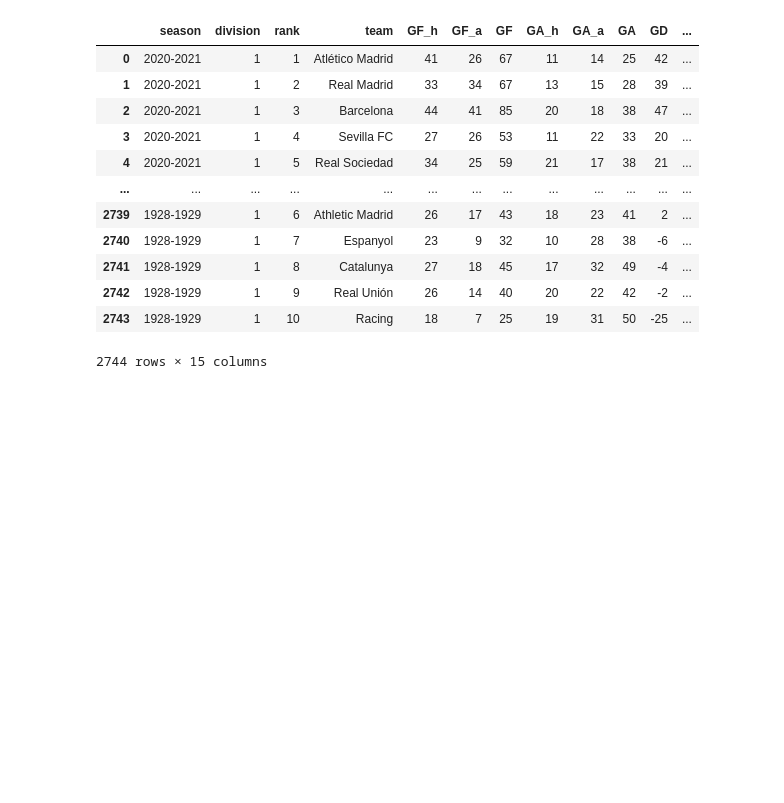
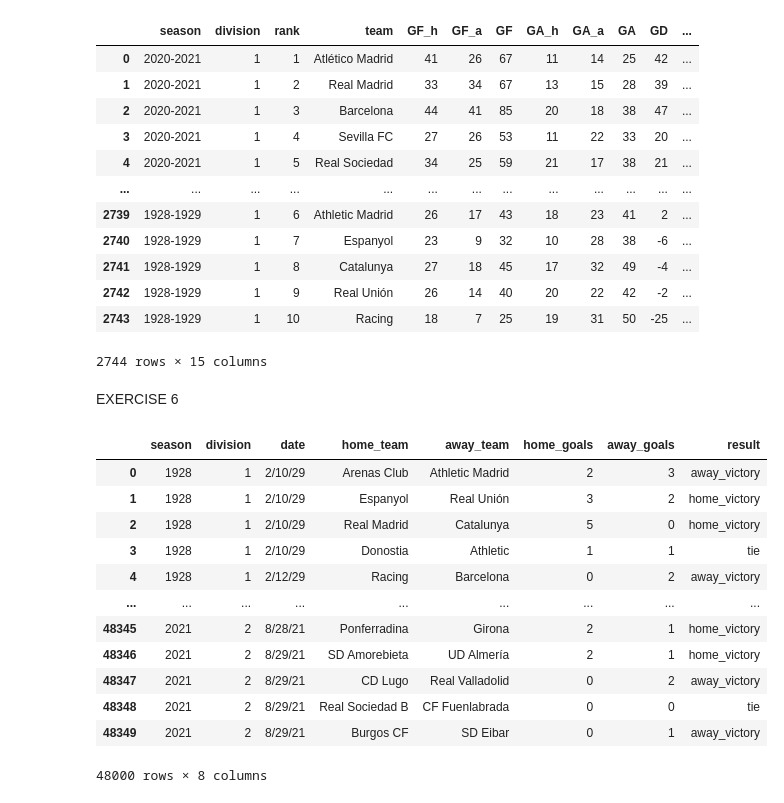
Before and after one commit to AbelBR1997/la-quiniela-abel, a Jupyter notebook: analysis/FinalData.ipynb, the cells around one changed output. Cells and saved outputs as stored; diff of their text form; code cells hidden in the pictures; blank space fills up the shorter version.

Commit message:
Exercise 6 at the bottom of FinalData

```diff
--- a/analysis/FinalData.ipynb
+++ b/analysis/FinalData.ipynb
@@ -484,6 +484,49 @@ df
 | 2742 | 1928-1929 | 1 | 9 | Real Unión | 26 | 14 | 40 | 20 | 22 | 42 | -2 | ... |
 | 2743 | 1928-1929 | 1 | 10 | Racing | 18 | 7 | 25 | 19 | 31 | 50 | -25 | ... |
 2744 rows × 15 columns
+# %% [markdown]
+EXERCISE 6
+# %%
+query='SELECT season, division, date, home_team, away_team, score FROM matches'
+#query='SELECT * FROM matches'
+df_matches = pd.read_sql_query(query, sqliteConnection)
+
+df_matches = df_matches[df_matches['score'].notna()]
+
+df_matches[['home_goals', 'away_goals']] = df_matches['score'].str.split(':', expand=True)
+
+df_matches['home_goals'] = pd.to_numeric(df_matches['home_goals'])
+df_matches['away_goals'] = pd.to_numeric(df_matches['away_goals'])
+del df_matches['score']
+
+df_matches['seasonbegin'] = df_matches['season'].str.split('-').str[0]
+df_matches['seasonbegin'] = pd.to_numeric(df_matches['seasonbegin'])
+df_matches['season'] = df_matches['seasonbegin']
+del df_matches['seasonbegin']
+
+
+df_matches['result'] = np.where(df_matches['home_goals'] > df_matches['away_goals'], 'home_victory',
+                                np.where(df_matches['home_goals'] < df_matches['away_goals'], 'away_victory', 'tie'))
+
+#df_matches['mdy'] = df_matches['date'].str.split('/')
+#df_matches['mdy'] = pd.to_numeric(df_matches['mdy'])
+
+#df_matches.iloc[3]
+df_matches
+# %% [output]
+|  | season | division | date | home_team | away_team | home_goals | away_goals | result |
+| 0 | 1928 | 1 | 2/10/29 | Arenas Club | Athletic Madrid | 2 | 3 | away_victory |
+| 1 | 1928 | 1 | 2/10/29 | Espanyol | Real Unión | 3 | 2 | home_victory |
+| 2 | 1928 | 1 | 2/10/29 | Real Madrid | Catalunya | 5 | 0 | home_victory |
+| 3 | 1928 | 1 | 2/10/29 | Donostia | Athletic | 1 | 1 | tie |
+| 4 | 1928 | 1 | 2/12/29 | Racing | Barcelona | 0 | 2 | away_victory |
+| ... | ... | ... | ... | ... | ... | ... | ... | ... |
+| 48345 | 2021 | 2 | 8/28/21 | Ponferradina | Girona | 2 | 1 | home_victory |
+| 48346 | 2021 | 2 | 8/29/21 | SD Amorebieta | UD Almería | 2 | 1 | home_victory |
+| 48347 | 2021 | 2 | 8/29/21 | CD Lugo | Real Valladolid | 0 | 2 | away_victory |
+| 48348 | 2021 | 2 | 8/29/21 | Real Sociedad B | CF Fuenlabrada | 0 | 0 | tie |
+| 48349 | 2021 | 2 | 8/29/21 | Burgos CF | SD Eibar | 0 | 1 | away_victory |
+48000 rows × 8 columns
 # %%
 cursor.close()
 sqliteConnection.close()
```
Also changed, not shown: 1 other file.
